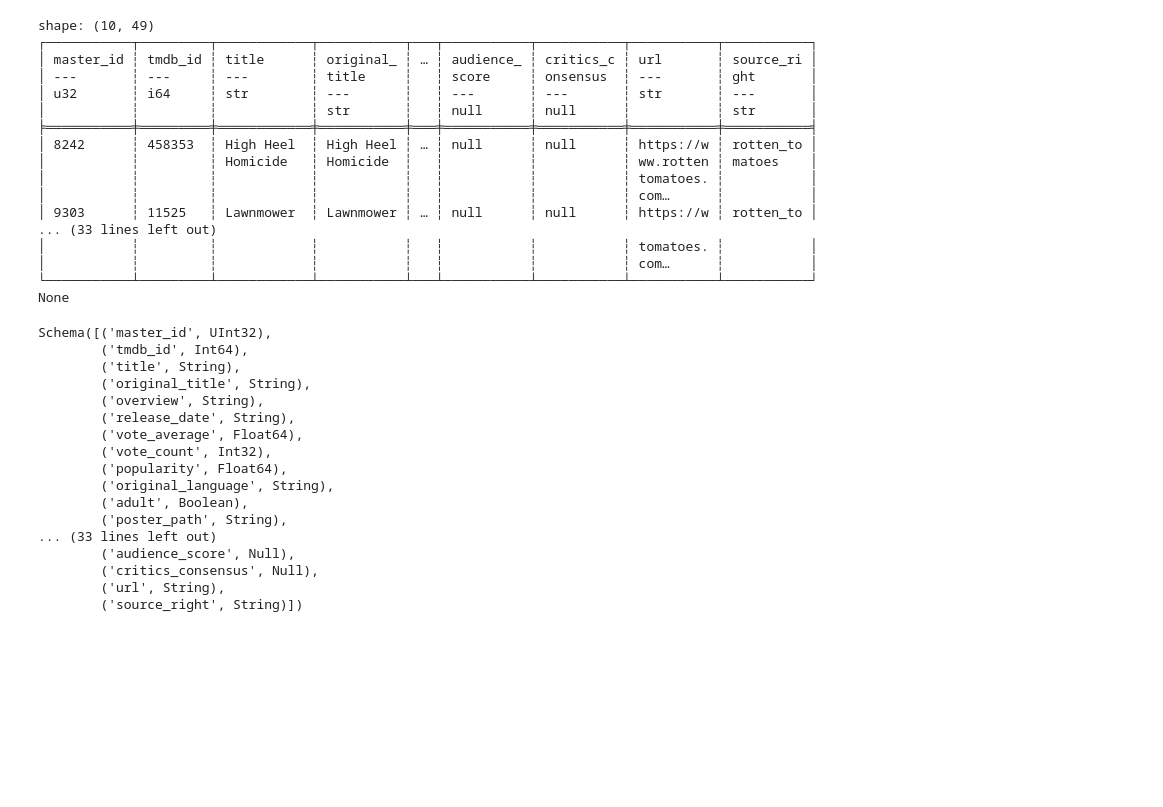
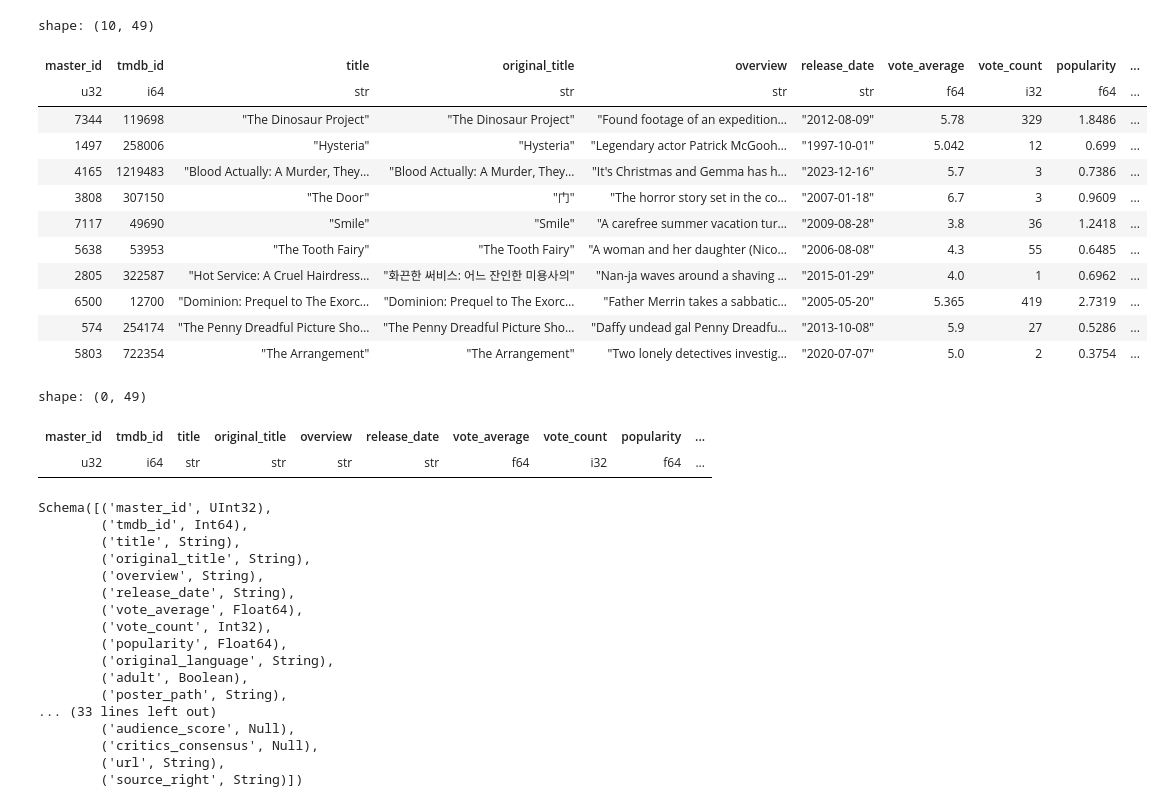
Before and after one commit to KiykoHanna/Simplon_HorRAGor, a Jupyter notebook: database/dev.ipynb, the cells around one changed output. Cells and saved outputs as stored; diff of their text form; code cells hidden in the pictures; blank space fills up the shorter version.

```diff
--- a/database/dev.ipynb
+++ b/database/dev.ipynb
@@ -1,27 +1,29 @@
 # %%
 import polars as pl
 
 df = pl.read_parquet("../data/gold/gold_movies.parquet")
 df = df.group_by(df.columns).first()
-print(print(df.head(10)))
+df.head(10)
 # %% [output]
 shape: (10, 49)
-┌───────────┬─────────┬────────────┬───────────┬───┬───────────┬───────────┬───────────┬───────────┐
-│ master_id ┆ tmdb_id ┆ title      ┆ original_ ┆ … ┆ audience_ ┆ critics_c ┆ url       ┆ source_ri │
-│ ---       ┆ ---     ┆ ---        ┆ title     ┆   ┆ score     ┆ onsensus  ┆ ---       ┆ ght       │
-│ u32       ┆ i64     ┆ str        ┆ ---       ┆   ┆ ---       ┆ ---       ┆ str       ┆ ---       │
-│           ┆         ┆            ┆ str       ┆   ┆ null      ┆ null      ┆           ┆ str       │
-╞═══════════╪═════════╪════════════╪═══════════╪═══╪═══════════╪═══════════╪═══════════╪═══════════╡
-│ 8242      ┆ 458353  ┆ High Heel  ┆ High Heel ┆ … ┆ null      ┆ null      ┆ https://w ┆ rotten_to │
-│           ┆         ┆ Homicide   ┆ Homicide  ┆   ┆           ┆           ┆ ww.rotten ┆ matoes    │
-│           ┆         ┆            ┆           ┆   ┆           ┆           ┆ tomatoes. ┆           │
-│           ┆         ┆            ┆           ┆   ┆           ┆           ┆ com…      ┆           │
-│ 9303      ┆ 11525   ┆ Lawnmower  ┆ Lawnmower ┆ … ┆ null      ┆ null      ┆ https://w ┆ rotten_to │
-... (33 lines left out)
-│           ┆         ┆            ┆           ┆   ┆           ┆           ┆ tomatoes. ┆           │
-│           ┆         ┆            ┆           ┆   ┆           ┆           ┆ com…      ┆           │
-└───────────┴─────────┴────────────┴───────────┴───┴───────────┴───────────┴───────────┴───────────┘
-None
+| master_id | tmdb_id | title | original_title | overview | release_date | vote_average | vote_count | popularity | ... |
+| u32 | i64 | str | str | str | str | f64 | i32 | f64 | ... |
+| 7344 | 119698 | "The Dinosaur Project" | "The Dinosaur Project" | "Found footage of an expedition… | "2012-08-09" | 5.78 | 329 | 1.8486 | ... |
+| 1497 | 258006 | "Hysteria" | "Hysteria" | "Legendary actor Patrick McGooh… | "1997-10-01" | 5.042 | 12 | 0.699 | ... |
+| 4165 | 1219483 | "Blood Actually: A Murder, They… | "Blood Actually: A Murder, They… | "It's Christmas and Gemma has h… | "2023-12-16" | 5.7 | 3 | 0.7386 | ... |
+| 3808 | 307150 | "The Door" | "门" | "The horror story set in the co… | "2007-01-18" | 6.7 | 3 | 0.9609 | ... |
+| 7117 | 49690 | "Smile" | "Smile" | "A carefree summer vacation tur… | "2009-08-28" | 3.8 | 36 | 1.2418 | ... |
+| 5638 | 53953 | "The Tooth Fairy" | "The Tooth Fairy" | "A woman and her daughter (Nico… | "2006-08-08" | 4.3 | 55 | 0.6485 | ... |
+| 2805 | 322587 | "Hot Service: A Cruel Hairdress… | "화끈한 써비스: 어느 잔인한 미용사의" | "Nan-ja waves around a shaving … | "2015-01-29" | 4.0 | 1 | 0.6962 | ... |
+| 6500 | 12700 | "Dominion: Prequel to The Exorc… | "Dominion: Prequel to The Exorc… | "Father Merrin takes a sabbatic… | "2005-05-20" | 5.365 | 419 | 2.7319 | ... |
+| 574 | 254174 | "The Penny Dreadful Picture Sho… | "The Penny Dreadful Picture Sho… | "Daffy undead gal Penny Dreadfu… | "2013-10-08" | 5.9 | 27 | 0.5286 | ... |
+| 5803 | 722354 | "The Arrangement" | "The Arrangement" | "Two lonely detectives investig… | "2020-07-07" | 5.0 | 2 | 0.3754 | ... |
+# %%
+df.filter(df.is_duplicated())
+# %% [output]
+shape: (0, 49)
+| master_id | tmdb_id | title | original_title | overview | release_date | vote_average | vote_count | popularity | ... |
+| u32 | i64 | str | str | str | str | f64 | i32 | f64 | ... |
 # %%
 df.schema
 # %% [output]
```
Also changed, not shown: parts of 2 cells of this notebook, 5 other files.
